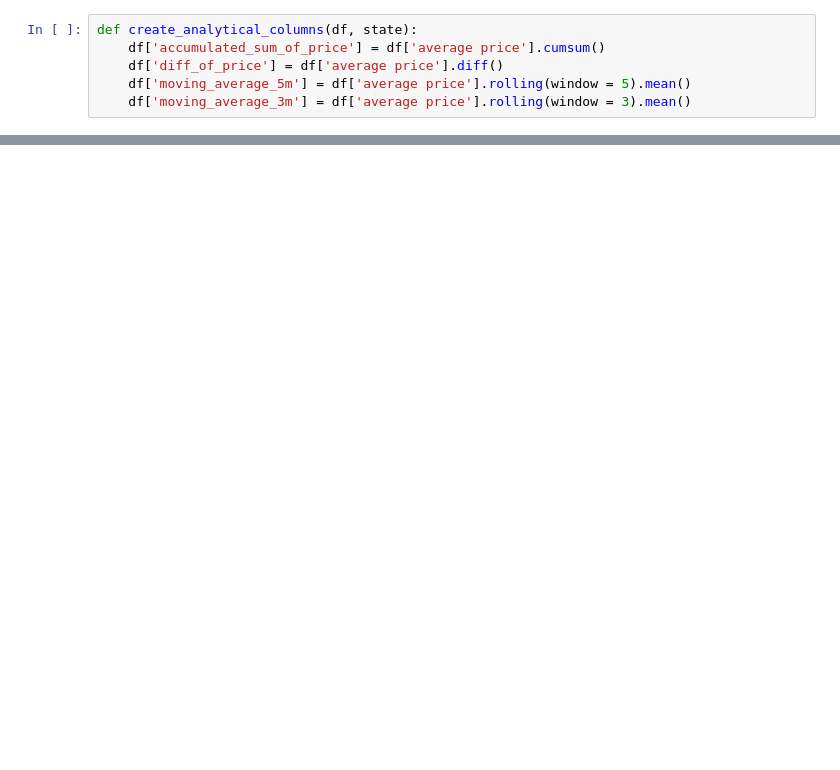
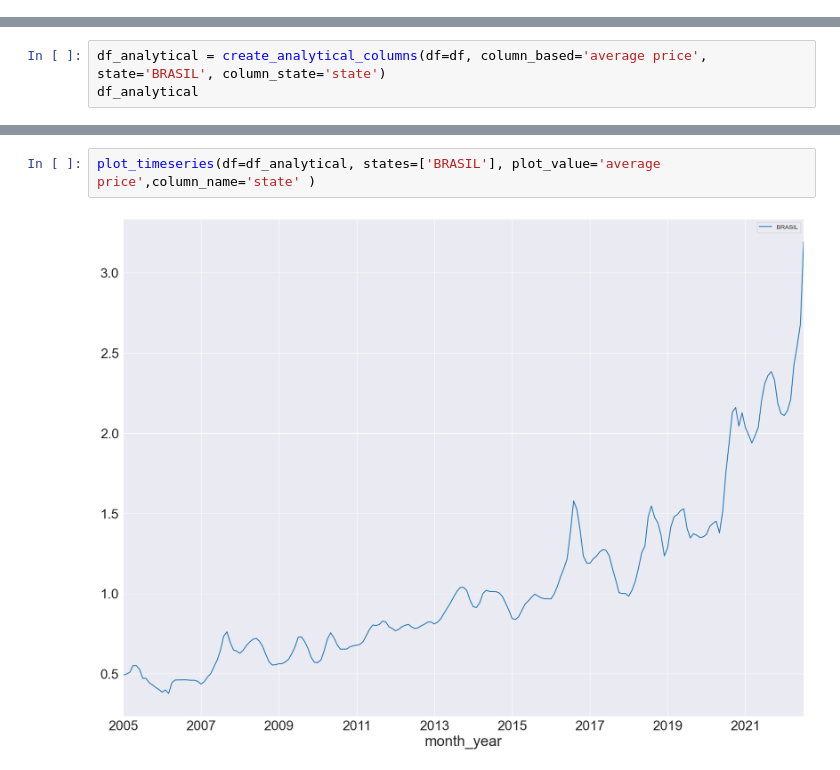
Before and after one commit to ludsonfelipe/data_projects, a Jupyter notebook: The Price Of Milk In Brazil/milk_in_brazil_data_analysis.ipynb, the cells around one changed output, grey strips where cells are left out. Cells and saved outputs as stored; diff of their text form; blank space fills up the shorter version.

```diff
--- a/The Price Of Milk In Brazil/milk_in_brazil_data_analysis.ipynb
+++ b/The Price Of Milk In Brazil/milk_in_brazil_data_analysis.ipynb
@@ -116,6 +120,0 @@ Name: seasonal, Length: 211, dtype: float64
-# %%
-def create_analytical_columns(df, state):
-    df['accumulated_sum_of_price'] = df['average price'].cumsum()
-    df['diff_of_price'] = df['average price'].diff()
-    df['moving_average_5m'] = df['average price'].rolling(window = 5).mean()
-    df['moving_average_3m'] = df['average price'].rolling(window = 3).mean()
@@ -165,0 +146,3 @@ plot_average_price(df,'BRASIL','average price')
+# %%
+df_analytical = create_analytical_columns(df=df, column_based='average price', state='BRASIL', column_state='state')
+df_analytical
@@ -165,0 +171,4 @@ plot_average_price(df,'BRASIL','average price')
+# %%
+plot_timeseries(df=df_analytical, states=['BRASIL'], plot_value='average price',column_name='state' )
+# %% [output]
+[figure, added]
```
Also changed, not shown: parts of 19 cells of this notebook.
